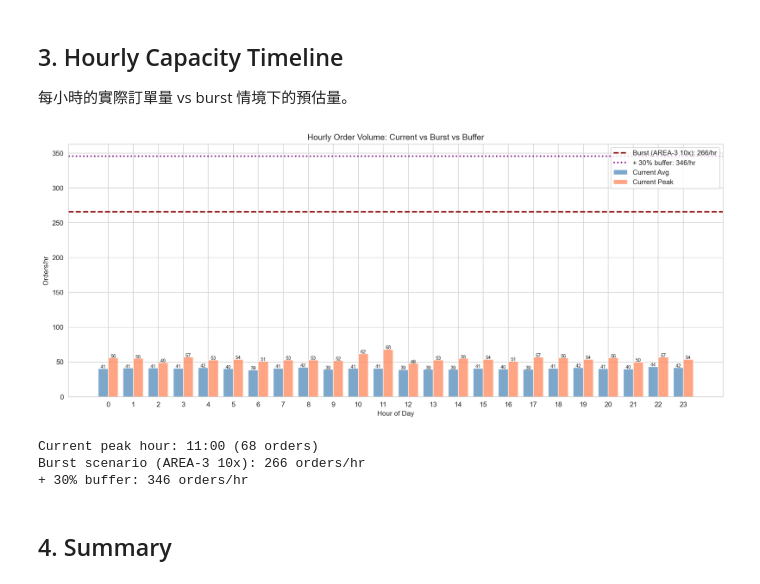
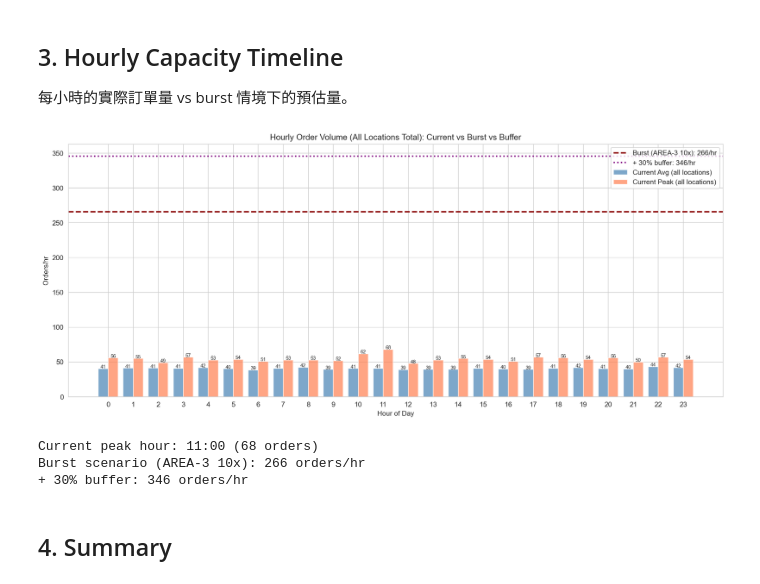
Before and after one commit to yschiang/perf-profiling, a Jupyter notebook: notebooks/step6_capacity_sizing.ipynb, the cells around one changed output. Saved outputs shown, nothing was run; the diff lists cells and outputs as text; code cells hidden in the pictures.

Commit message:
Step 6: clarify hourly chart labels as all-locations total

```diff
--- a/notebooks/step6_capacity_sizing.ipynb
+++ b/notebooks/step6_capacity_sizing.ipynb
@@ -205,44 +205,44 @@ burst_delta = busiest_peak * (BURST_MULTIPLIER - 1)
 
 fig, ax = plt.subplots(figsize=(14, 6))
 bars_avg = ax.bar(hourly_stats['hour'] - 0.2, hourly_stats['avg'], width=0.4,
-                   label='Current Avg', color='steelblue', alpha=0.7)
+                   label='Current Avg (all locations)', color='steelblue', alpha=0.7)
 bars_peak = ax.bar(hourly_stats['hour'] + 0.2, hourly_stats['peak'], width=0.4,
-                    label='Current Peak', color='coral', alpha=0.7)
+                    label='Current Peak (all locations)', color='coral', alpha=0.7)
 
 # Number labels on bars
 for bar in bars_avg:
     h = bar.get_height()
     if h > 0:
         ax.text(bar.get_x() + bar.get_width()/2, h + 0.3, f'{h:.0f}', ha='center', fontsize=7)
 for bar in bars_peak:
     h = bar.get_height()
     if h > 0:
         ax.text(bar.get_x() + bar.get_width()/2, h + 0.3, f'{h:.0f}', ha='center', fontsize=7)
 
 # Burst line
 burst_level = hourly_stats['peak'].max() + burst_delta
 ax.axhline(y=burst_level, color='darkred', linestyle='--', linewidth=2,
            label=f'Burst ({busiest_loc} {BURST_MULTIPLIER}x): {burst_level:.0f}/hr')
 
 # Buffer line
 buffered_level = burst_level * CAPACITY_BUFFER
 ax.axhline(y=buffered_level, color='purple', linestyle=':', linewidth=2,
            label=f'+ {(CAPACITY_BUFFER-1)*100:.0f}% buffer: {buffered_level:.0f}/hr')
 
-ax.set_title('Hourly Order Volume: Current vs Burst vs Buffer')
+ax.set_title('Hourly Order Volume (All Locations Total): Current vs Burst vs Buffer')
 ax.set_xlabel('Hour of Day')
 ax.set_ylabel('Orders/hr')
 ax.set_xticks(range(24))
 ax.legend(loc='upper right')
 plt.tight_layout()
 plt.savefig(REPORTS_DIR / 'step6_hourly_capacity.png', dpi=150)
 plt.show()
 
 print(f"Current peak hour: {hourly_stats.loc[hourly_stats['peak'].idxmax(), 'hour']:.0f}:00 ({hourly_stats['peak'].max():.0f} orders)")
 print(f"Burst scenario ({busiest_loc} {BURST_MULTIPLIER}x): {burst_level:.0f} orders/hr")
 print(f"+ {(CAPACITY_BUFFER-1)*100:.0f}% buffer: {buffered_level:.0f} orders/hr")
 # %% [output]
-[figure, old version]
+[figure, new version]
 Current peak hour: 11:00 (68 orders)
 Burst scenario (AREA-3 10x): 266 orders/hr
 + 30% buffer: 346 orders/hr
```
